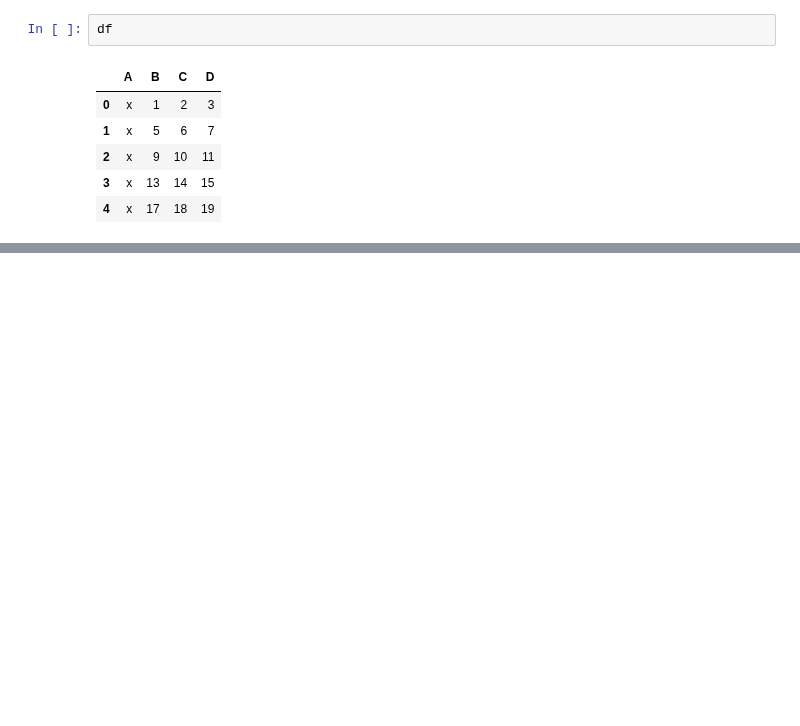
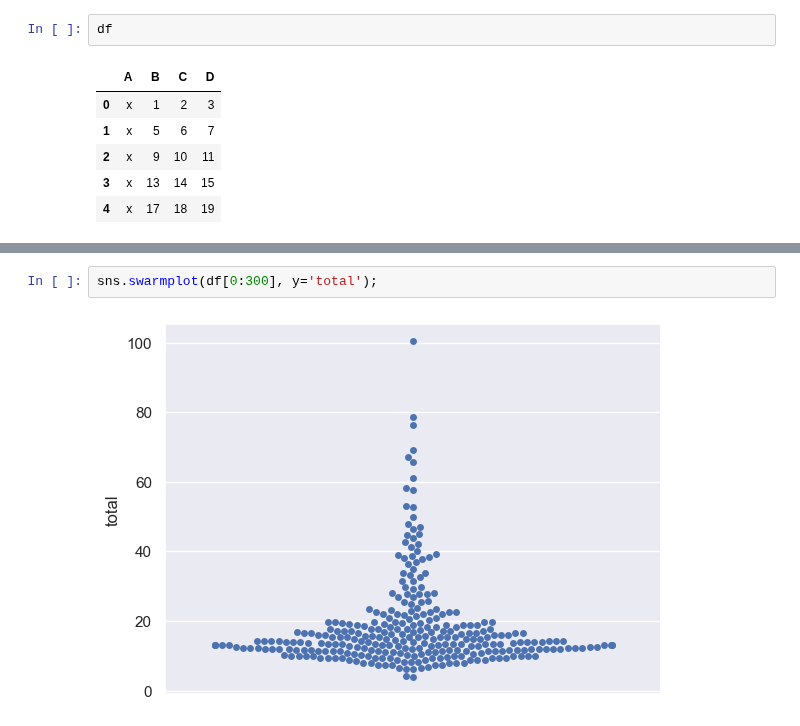
Before and after one commit to gbrs/ipython_notebook_probes, a Jupyter notebook: Probe.ipynb, the cells around one changed output, grey strips where cells are left out. Drawn from its saved outputs; the diff is of its cells as text; blank space fills up the shorter version.

```diff
--- a/Probe.ipynb
+++ b/Probe.ipynb
@@ -1190,0 +1213,4 @@ df
+# %%
+sns.swarmplot(df[0:300], y='total');
+# %% [output]
+[figure, added]
```
Also changed, not shown: parts of 11 cells of this notebook.
